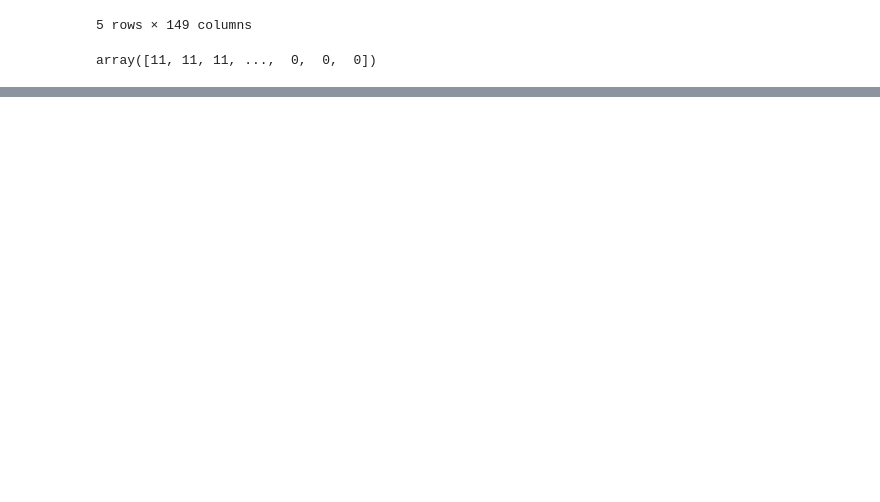
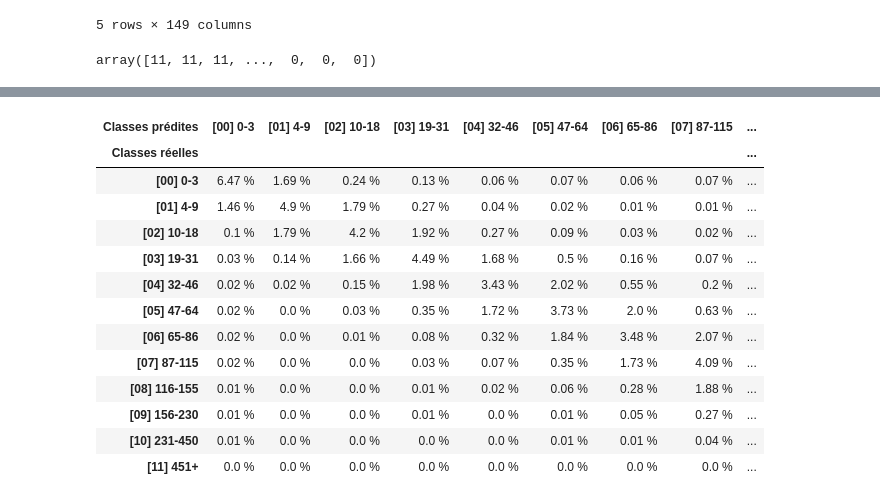
Before and after one commit to DataScientest-Studio/jan25_bds_trafic_cycliste, a Jupyter notebook: notebooks/classification/RandomForestClassifier.ipynb, the cells around one changed output, grey strips where cells are left out. Saved outputs shown, nothing was run; the diff lists cells and outputs as text; code cells hidden in the pictures; blank space fills up the shorter version.

```diff
--- a/notebooks/classification/RandomForestClassifier.ipynb
+++ b/notebooks/classification/RandomForestClassifier.ipynb
@@ -118 +122,21 @@ matrice_confusion
+# %%
+for i, _ in enumerate(matrice_confusion_n):
+    for j, _ in enumerate(matrice_confusion_n.iloc[i]):
+        matrice_confusion_n.iloc[i, j] = str(matrice_confusion_n.iloc[i, j]) + ' %'
+matrice_confusion_n
+# %% [output]
+| Classes prédites | [00] 0-3 | [01] 4-9 | [02] 10-18 | [03] 19-31 | [04] 32-46 | [05] 47-64 | [06] 65-86 | [07] 87-115 | ... |
+| Classes réelles |  |  |  |  |  |  |  |  | ... |
+| [00] 0-3 | 6.47 % | 1.69 % | 0.24 % | 0.13 % | 0.06 % | 0.07 % | 0.06 % | 0.07 % | ... |
+| [01] 4-9 | 1.46 % | 4.9 % | 1.79 % | 0.27 % | 0.04 % | 0.02 % | 0.01 % | 0.01 % | ... |
+| [02] 10-18 | 0.1 % | 1.79 % | 4.2 % | 1.92 % | 0.27 % | 0.09 % | 0.03 % | 0.02 % | ... |
+| [03] 19-31 | 0.03 % | 0.14 % | 1.66 % | 4.49 % | 1.68 % | 0.5 % | 0.16 % | 0.07 % | ... |
+| [04] 32-46 | 0.02 % | 0.02 % | 0.15 % | 1.98 % | 3.43 % | 2.02 % | 0.55 % | 0.2 % | ... |
+| [05] 47-64 | 0.02 % | 0.0 % | 0.03 % | 0.35 % | 1.72 % | 3.73 % | 2.0 % | 0.63 % | ... |
+| [06] 65-86 | 0.02 % | 0.0 % | 0.01 % | 0.08 % | 0.32 % | 1.84 % | 3.48 % | 2.07 % | ... |
+| [07] 87-115 | 0.02 % | 0.0 % | 0.0 % | 0.03 % | 0.07 % | 0.35 % | 1.73 % | 4.09 % | ... |
+| [08] 116-155 | 0.01 % | 0.0 % | 0.0 % | 0.01 % | 0.02 % | 0.06 % | 0.28 % | 1.88 % | ... |
+| [09] 156-230 | 0.01 % | 0.0 % | 0.0 % | 0.01 % | 0.0 % | 0.01 % | 0.05 % | 0.27 % | ... |
+| [10] 231-450 | 0.01 % | 0.0 % | 0.0 % | 0.0 % | 0.0 % | 0.01 % | 0.01 % | 0.04 % | ... |
+| [11] 451+ | 0.0 % | 0.0 % | 0.0 % | 0.0 % | 0.0 % | 0.0 % | 0.0 % | 0.0 % | ... |
 # %%
```
Also changed, not shown: parts of 5 cells of this notebook, 1 other file.
